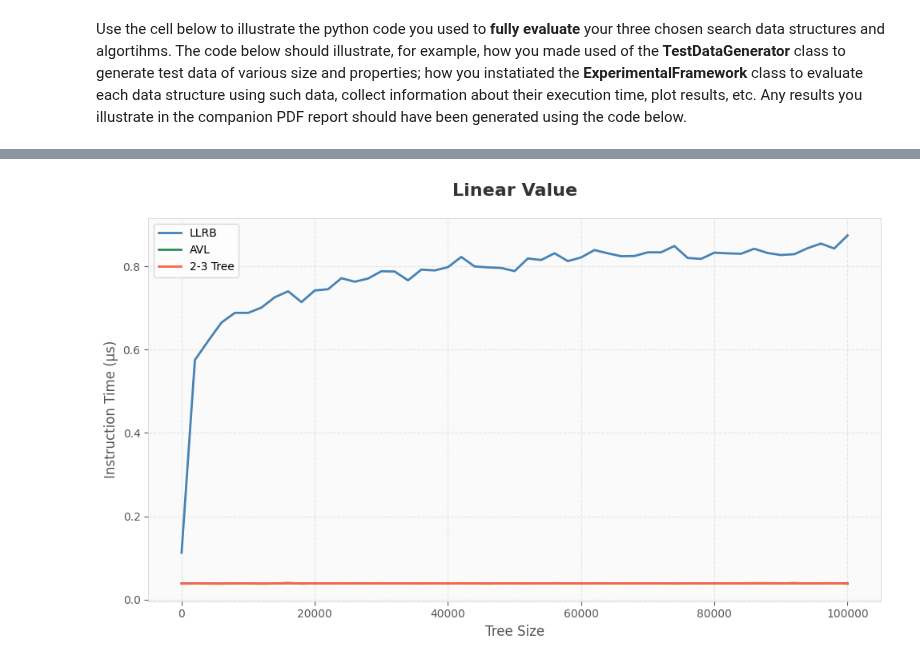
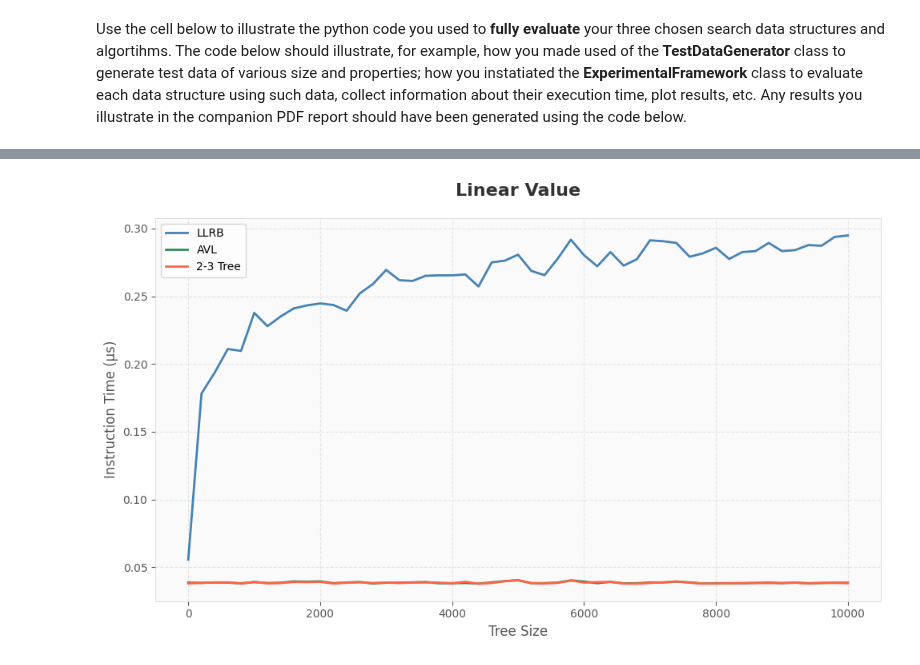
Before and after one commit to Zhou-London/Algorithm-Research, a Jupyter notebook: comp0005-coursework-2025/grp-XXX-0005code.ipynb, the cells around one changed output, grey strips where cells are left out. Cells and saved outputs as stored; diff of their text form; code cells hidden in the pictures.

```diff
--- a/comp0005-coursework-2025/grp-XXX-0005code.ipynb
+++ b/comp0005-coursework-2025/grp-XXX-0005code.ipynb
@@ -142,7 +142,6 @@ class LLRBBST(AbstractSearchInterface):
 
     def __init__(self):
         self.root = None
-        self.stat = Statistics()
         self.inserted = False
 
     def check_red(self, node: RBNode):
@@ -202,7 +201,6 @@ class LLRBBST(AbstractSearchInterface):
 
     def insertElement(self, element):
         # ADD YOUR CODE HERE
-        self.stat.reset()
         # If no root, let it be root
         if self.root is None:
             # Black root
@@ -213,12 +211,8 @@ class LLRBBST(AbstractSearchInterface):
         self.inserted = False
 
         def insert_helper(node: RBNode, val):
-
-            self.stat.addInstruction()
-
             # Insert the node
             if node is None:
-                self.stat.addMemory()
                 self.inserted = True
                 new_node = RBNode(val)
                 new_node.is_red = True
@@ -243,10 +237,8 @@ class LLRBBST(AbstractSearchInterface):
     def searchElement(self, element):
         found = False
         # ADD YOUR CODE HERE
-        self.stat.reset()
         current = self.root
         while current is not None:
-            self.stat.addInstruction()
             if element == current.val:
                 found = True
                 return found
@@ -255,7 +247,6 @@ class LLRBBST(AbstractSearchInterface):
             else:
                 current = current.right
 
-
         return found
 # %% [markdown]
 Use the cell below to implement the requested API by means of **B-Tree** (if among your chosen data structure).
@@ -545,10 +616,10 @@ Use the cell below to illustrate the python code you used to **fully evaluate**
 # %%
 # ADD YOUR TEST CODE HERE
 
-testGen = TestDataGenerator(100000)
+testGen = TestDataGenerator(10000)
 framework = ExperimentalFramework(num_searches=100)
-framework.evaluate(testGen.IntegerLinear(-50000,10))
+framework.evaluate(testGen.IntegerLinear(-50000,1))
 framework.visualize("Linear Value")
 # %% [output]
-[figure, old version]
+[figure, new version]
 # %%
```
Also changed, not shown: parts of 7 cells of this notebook.
